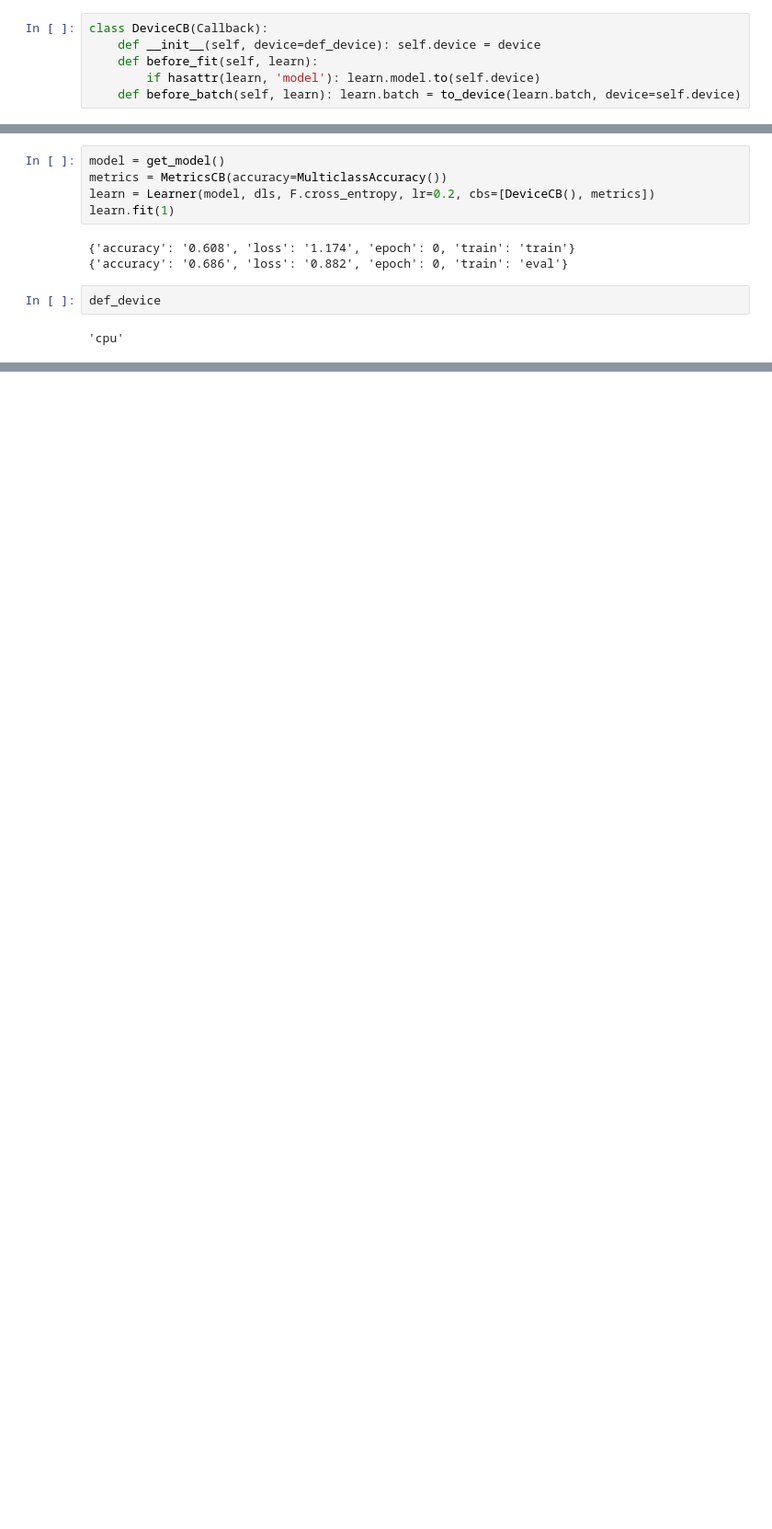
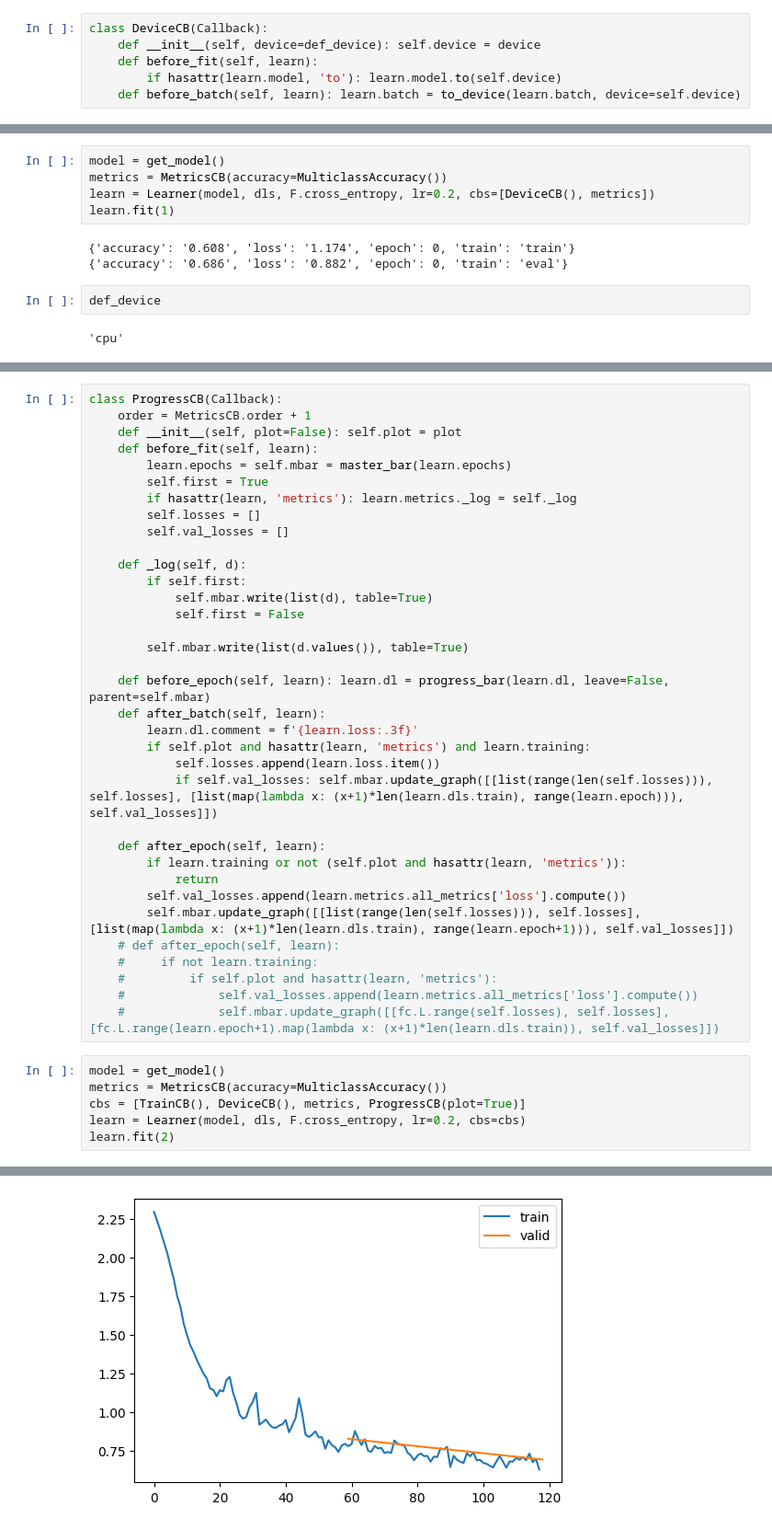
Before and after one commit to teome/diffusion-play, a Jupyter notebook: nbs/09_learner.ipynb, the cells around one changed output, grey strips where cells are left out. Shown at 92% size. Drawn from its saved outputs; the diff is of its cells as text; blank space fills up the shorter version.

Commit message:
Implement upated learner, trainercbna and metricscb

```diff
--- a/nbs/09_learner.ipynb
+++ b/nbs/09_learner.ipynb
@@ -283,5 +283,5 @@ class MetricsCB(Callback):
 class DeviceCB(Callback):
     def __init__(self, device=def_device): self.device = device
     def before_fit(self, learn):
-        if hasattr(learn, 'model'): learn.model.to(self.device)
+        if hasattr(learn.model, 'to'): learn.model.to(self.device)
     def before_batch(self, learn): learn.batch = to_device(learn.batch, device=self.device)
@@ -305,0 +390,42 @@ def_device
+# %%
+class ProgressCB(Callback):
+    order = MetricsCB.order + 1
+    def __init__(self, plot=False): self.plot = plot
+    def before_fit(self, learn):
+        learn.epochs = self.mbar = master_bar(learn.epochs)
+        self.first = True
+        if hasattr(learn, 'metrics'): learn.metrics._log = self._log
+        self.losses = []
+        self.val_losses = []
+
+    def _log(self, d):
+        if self.first:
+            self.mbar.write(list(d), table=True)
+            self.first = False
+
+        self.mbar.write(list(d.values()), table=True)
+
+    def before_epoch(self, learn): learn.dl = progress_bar(learn.dl, leave=False, parent=self.mbar)
+    def after_batch(self, learn):
+        learn.dl.comment = f'{learn.loss:.3f}'
+        if self.plot and hasattr(learn, 'metrics') and learn.training:
+            self.losses.append(learn.loss.item())
+            if self.val_losses: self.mbar.update_graph([[list(range(len(self.losses))), self.losses], [list(map(lambda x: (x+1)*len(learn.dls.train), range(learn.epoch))), self.val_losses]])
+
+    def after_epoch(self, learn):
+        if learn.training or not (self.plot and hasattr(learn, 'metrics')):
+            return
+        self.val_losses.append(learn.metrics.all_metrics['loss'].compute())
+        self.mbar.update_graph([[list(range(len(self.losses))), self.losses], [list(map(lambda x: (x+1)*len(learn.dls.train), range(learn.epoch+1))), self.val_losses]])
+    # def after_epoch(self, learn):
+    #     if not learn.training:
+    #         if self.plot and hasattr(learn, 'metrics'):
+    #             self.val_losses.append(learn.metrics.all_metrics['loss'].compute())
+    #             self.mbar.update_graph([[fc.L.range(self.losses), self.losses],[fc.L.range(learn.epoch+1).map(lambda x: (x+1)*len(learn.dls.train)), self.val_losses]])
+# %%
+model = get_model()
+metrics = MetricsCB(accuracy=MulticlassAccuracy())
+cbs = [TrainCB(), DeviceCB(), metrics, ProgressCB(plot=True)]
+learn = Learner(model, dls, F.cross_entropy, lr=0.2, cbs=cbs)
+learn.fit(2)
+# %% [output]
@@ -305,0 +437 @@ def_device
+[figure, added]
```
Also changed, not shown: parts of 7 cells of this notebook.
